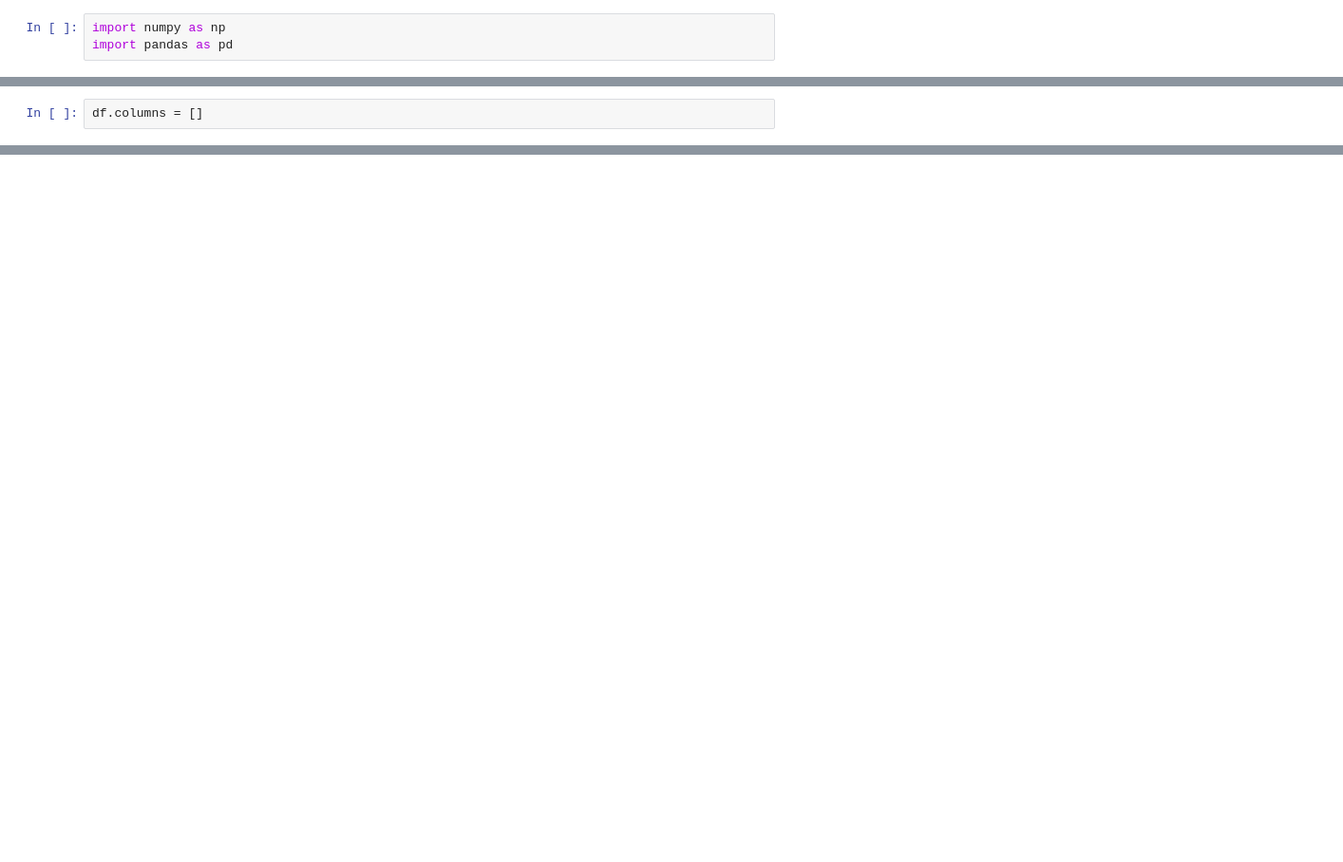
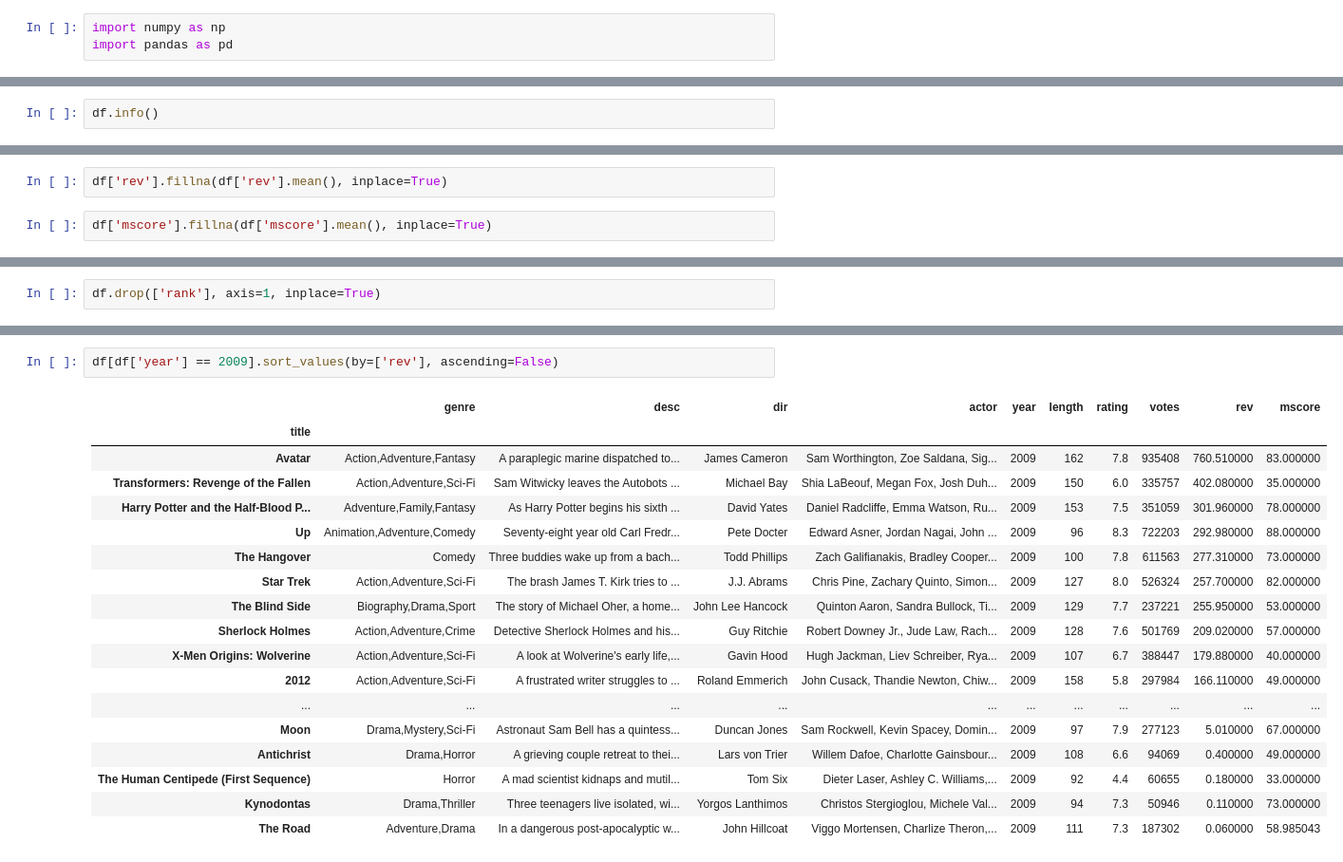
Before and after one commit to ScottFitzgerald83/intro_to_jupyter, a Jupyter notebook: imdb_movie_data.ipynb, the cells around one changed output, grey strips where cells are left out. Shown at 95% size. Drawn from its saved outputs; the diff is of its cells as text; blank space fills up the shorter version.

```diff
--- a/imdb_movie_data.ipynb
+++ b/imdb_movie_data.ipynb
@@ -27,2 +33,2 @@ df.tail()
 # %%
-df.columns = []
+df.info()
@@ -28,0 +85,4 @@ df.columns = []
+# %%
+df['rev'].fillna(df['rev'].mean(), inplace=True)
+# %%
+df['mscore'].fillna(df['mscore'].mean(), inplace=True)
@@ -28,0 +104,2 @@ df.columns = []
+# %%
+df.drop(['rank'], axis=1, inplace=True)
@@ -28,0 +155,21 @@ df.columns = []
+# %%
+df[df['year'] == 2009].sort_values(by=['rev'], ascending=False)
+# %% [output]
+|  | genre | desc | dir | actor | year | length | rating | votes | rev | mscore |
+| title |  |  |  |  |  |  |  |  |  |  |
+| Avatar | Action,Adventure,Fantasy | A paraplegic marine dispatched to... | James Cameron | Sam Worthington, Zoe Saldana, Sig... | 2009 | 162 | 7.8 | 935408 | 760.510000 | 83.000000 |
+| Transformers: Revenge of the Fallen | Action,Adventure,Sci-Fi | Sam Witwicky leaves the Autobots ... | Michael Bay | Shia LaBeouf, Megan Fox, Josh Duh... | 2009 | 150 | 6.0 | 335757 | 402.080000 | 35.000000 |
+| Harry Potter and the Half-Blood P... | Adventure,Family,Fantasy | As Harry Potter begins his sixth ... | David Yates | Daniel Radcliffe, Emma Watson, Ru... | 2009 | 153 | 7.5 | 351059 | 301.960000 | 78.000000 |
+| Up | Animation,Adventure,Comedy | Seventy-eight year old Carl Fredr... | Pete Docter | Edward Asner, Jordan Nagai, John ... | 2009 | 96 | 8.3 | 722203 | 292.980000 | 88.000000 |
+| The Hangover | Comedy | Three buddies wake up from a bach... | Todd Phillips | Zach Galifianakis, Bradley Cooper... | 2009 | 100 | 7.8 | 611563 | 277.310000 | 73.000000 |
+| Star Trek | Action,Adventure,Sci-Fi | The brash James T. Kirk tries to ... | J.J. Abrams | Chris Pine, Zachary Quinto, Simon... | 2009 | 127 | 8.0 | 526324 | 257.700000 | 82.000000 |
+| The Blind Side | Biography,Drama,Sport | The story of Michael Oher, a home... | John Lee Hancock | Quinton Aaron, Sandra Bullock, Ti... | 2009 | 129 | 7.7 | 237221 | 255.950000 | 53.000000 |
+| Sherlock Holmes | Action,Adventure,Crime | Detective Sherlock Holmes and his... | Guy Ritchie | Robert Downey Jr., Jude Law, Rach... | 2009 | 128 | 7.6 | 501769 | 209.020000 | 57.000000 |
+| X-Men Origins: Wolverine | Action,Adventure,Sci-Fi | A look at Wolverine's early life,... | Gavin Hood | Hugh Jackman, Liev Schreiber, Rya... | 2009 | 107 | 6.7 | 388447 | 179.880000 | 40.000000 |
+| 2012 | Action,Adventure,Sci-Fi | A frustrated writer struggles to ... | Roland Emmerich | John Cusack, Thandie Newton, Chiw... | 2009 | 158 | 5.8 | 297984 | 166.110000 | 49.000000 |
+| ... | ... | ... | ... | ... | ... | ... | ... | ... | ... | ... |
+| Moon | Drama,Mystery,Sci-Fi | Astronaut Sam Bell has a quintess... | Duncan Jones | Sam Rockwell, Kevin Spacey, Domin... | 2009 | 97 | 7.9 | 277123 | 5.010000 | 67.000000 |
+| Antichrist | Drama,Horror | A grieving couple retreat to thei... | Lars von Trier | Willem Dafoe, Charlotte Gainsbour... | 2009 | 108 | 6.6 | 94069 | 0.400000 | 49.000000 |
+| The Human Centipede (First Sequence) | Horror | A mad scientist kidnaps and mutil... | Tom Six | Dieter Laser, Ashley C. Williams,... | 2009 | 92 | 4.4 | 60655 | 0.180000 | 33.000000 |
+| Kynodontas | Drama,Thriller | Three teenagers live isolated, wi... | Yorgos Lanthimos | Christos Stergioglou, Michele Val... | 2009 | 94 | 7.3 | 50946 | 0.110000 | 73.000000 |
+| The Road | Adventure,Drama | In a dangerous post-apocalyptic w... | John Hillcoat | Viggo Mortensen, Charlize Theron,... | 2009 | 111 | 7.3 | 187302 | 0.060000 | 58.985043 |
```
Also changed, not shown: parts of 16 cells of this notebook, 2 other files.
